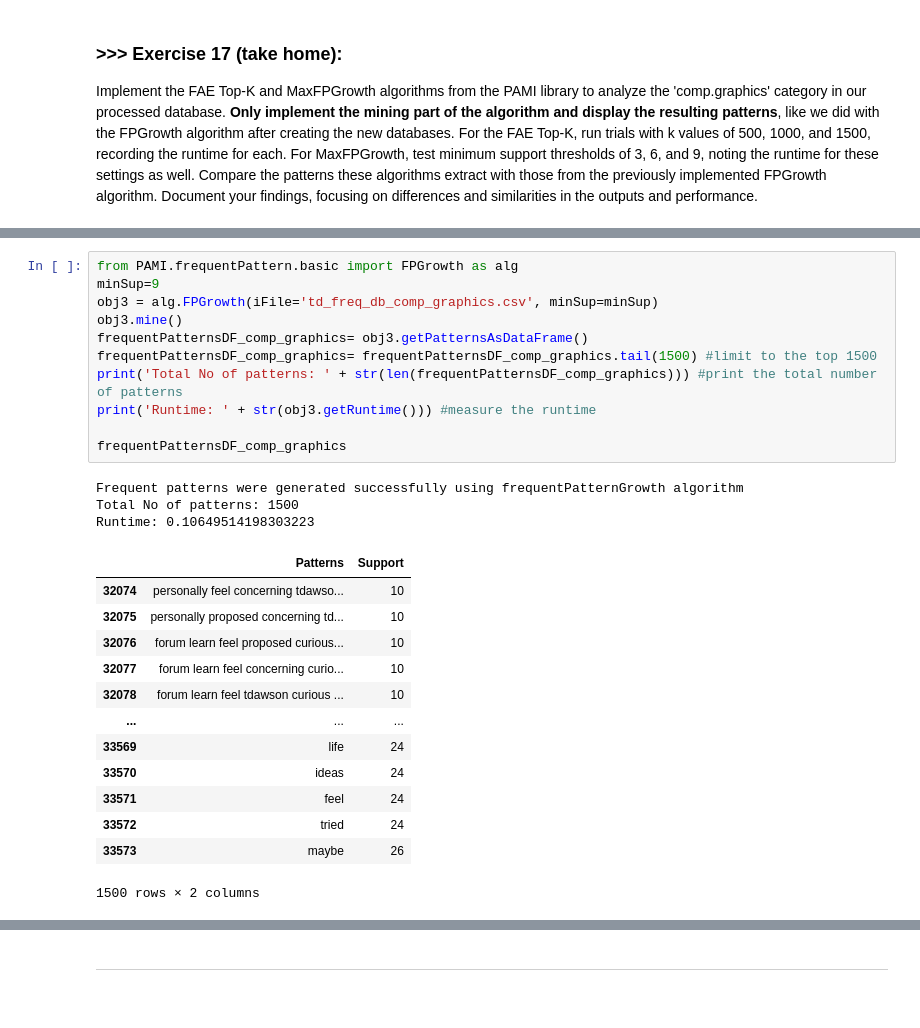
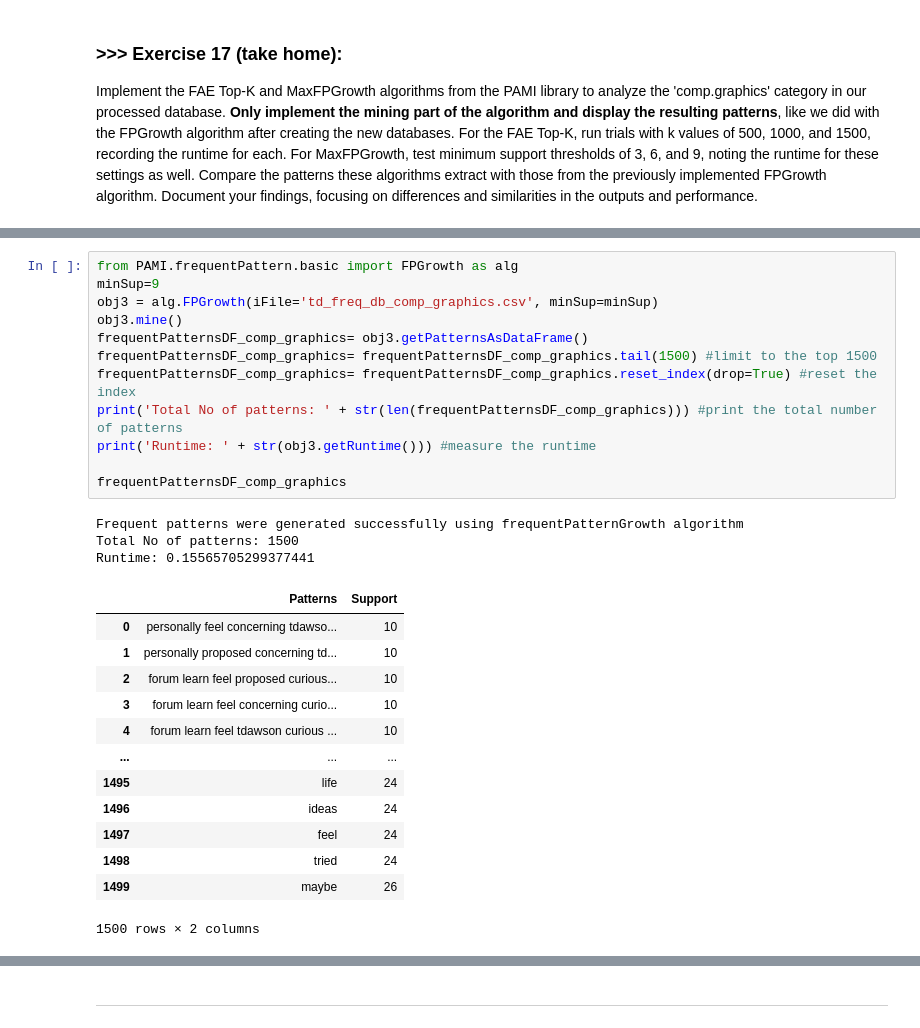
Before and after one commit to wildhero39/DM2024-Lab1-Master, a Jupyter notebook: DM2024-Lab1-Master-Copy.ipynb, the cells around one changed output, grey strips where cells are left out. Cells and saved outputs as stored; diff of their text form.

```diff
--- a/DM2024-Lab1-Master-Copy.ipynb
+++ b/DM2024-Lab1-Master-Copy.ipynb
@@ -1706,28 +1708,29 @@ Runtime: 0.4913921356201172
 # %%
 from PAMI.frequentPattern.basic import FPGrowth as alg
 minSup=9
 obj3 = alg.FPGrowth(iFile='td_freq_db_comp_graphics.csv', minSup=minSup)
 obj3.mine()
 frequentPatternsDF_comp_graphics= obj3.getPatternsAsDataFrame()
 frequentPatternsDF_comp_graphics= frequentPatternsDF_comp_graphics.tail(1500) #limit to the top 1500
+frequentPatternsDF_comp_graphics= frequentPatternsDF_comp_graphics.reset_index(drop=True) #reset the index
 print('Total No of patterns: ' + str(len(frequentPatternsDF_comp_graphics))) #print the total number of patterns
 print('Runtime: ' + str(obj3.getRuntime())) #measure the runtime
 
 frequentPatternsDF_comp_graphics
 # %% [output]
 Frequent patterns were generated successfully using frequentPatternGrowth algorithm
 Total No of patterns: 1500
-Runtime: 0.10649514198303223
+Runtime: 0.15565705299377441
 |  | Patterns | Support |
-| 32074 | personally feel concerning tdawso... | 10 |
-| 32075 | personally proposed concerning td... | 10 |
-| 32076 | forum learn feel proposed curious... | 10 |
-| 32077 | forum learn feel concerning curio... | 10 |
-| 32078 | forum learn feel tdawson curious ... | 10 |
+| 0 | personally feel concerning tdawso... | 10 |
+| 1 | personally proposed concerning td... | 10 |
+| 2 | forum learn feel proposed curious... | 10 |
+| 3 | forum learn feel concerning curio... | 10 |
+| 4 | forum learn feel tdawson curious ... | 10 |
 | ... | ... | ... |
-| 33569 | life | 24 |
-| 33570 | ideas | 24 |
-| 33571 | feel | 24 |
-| 33572 | tried | 24 |
-| 33573 | maybe | 26 |
+| 1495 | life | 24 |
+| 1496 | ideas | 24 |
+| 1497 | feel | 24 |
+| 1498 | tried | 24 |
+| 1499 | maybe | 26 |
 1500 rows × 2 columns
```
Also changed, not shown: parts of 8 cells of this notebook.
